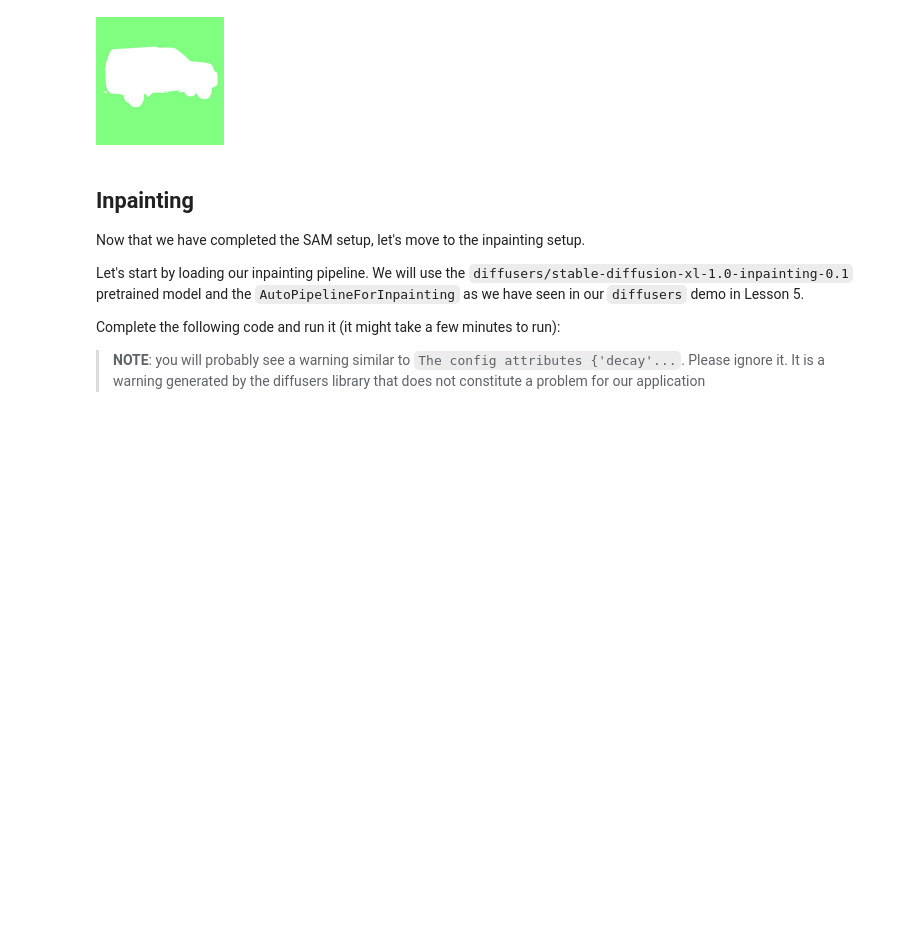
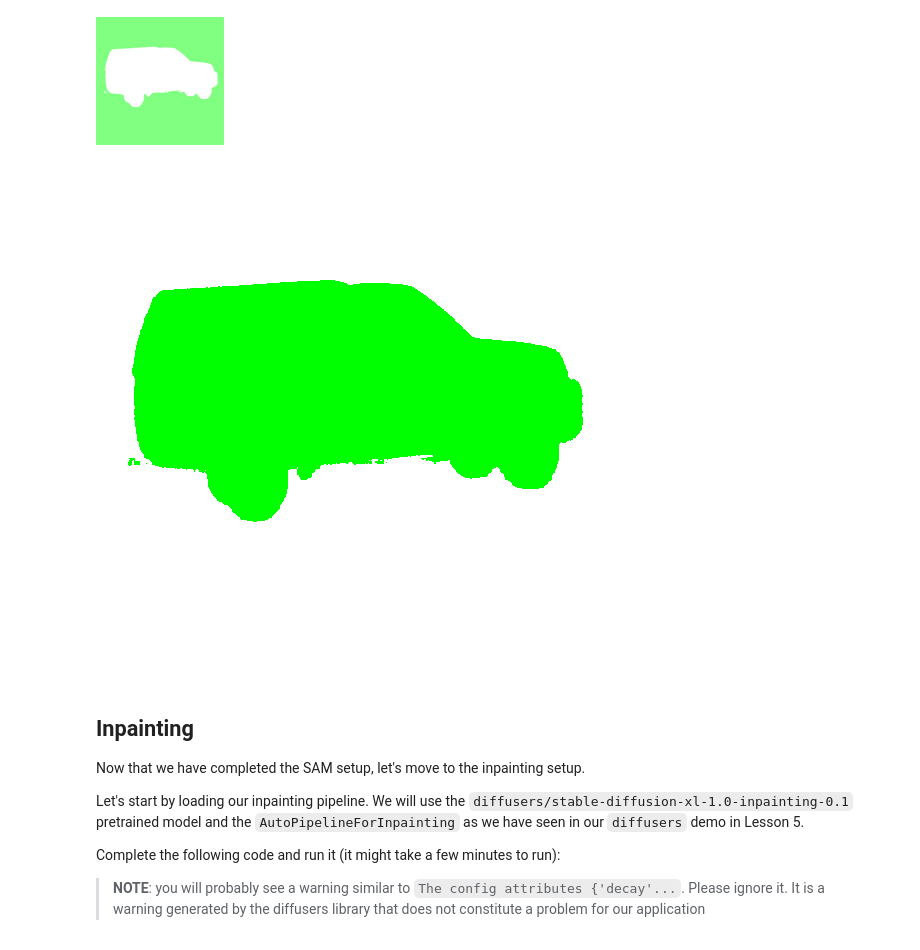
Before and after one commit to cshreyastech/GenAI, a Jupyter notebook: 04-Computer_vision_GenAI/project/AI_photo_Editing.ipynb, the cells around one changed output. Saved outputs shown, nothing was run; the diff lists cells and outputs as text; code cells hidden in the pictures; blank space fills up the shorter version.

```diff
--- a/04-Computer_vision_GenAI/project/AI_photo_Editing.ipynb
+++ b/04-Computer_vision_GenAI/project/AI_photo_Editing.ipynb
@@ -129,6 +132,23 @@ mask = get_processed_inputs(raw_image, input_points)
 Image.fromarray(mask_to_rgb(mask)).resize((128, 128))
 # %% [output]
 [figure]
+# %%
+mask_bool = mask.astype(bool)
+
+# Make sure image and mask are the same size
+raw_image = raw_image.resize((mask_bool.shape[1], mask_bool.shape[0]))
+
+# Define colors
+white = np.array([255, 255, 255], dtype=np.uint8)  # subject color
+green = np.array([0, 255, 0], dtype=np.uint8)      # background color
+
+# Apply colors: where mask == True → white, else green
+vis = np.where(mask_bool[..., None], white, green)
+
+# Convert to PIL Image and display inline
+Image.fromarray(vis)
+# %% [output]
+[figure, added]
 # %% [markdown]
 ## Inpainting
 
```
Also changed, not shown: parts of 10 cells of this notebook.
